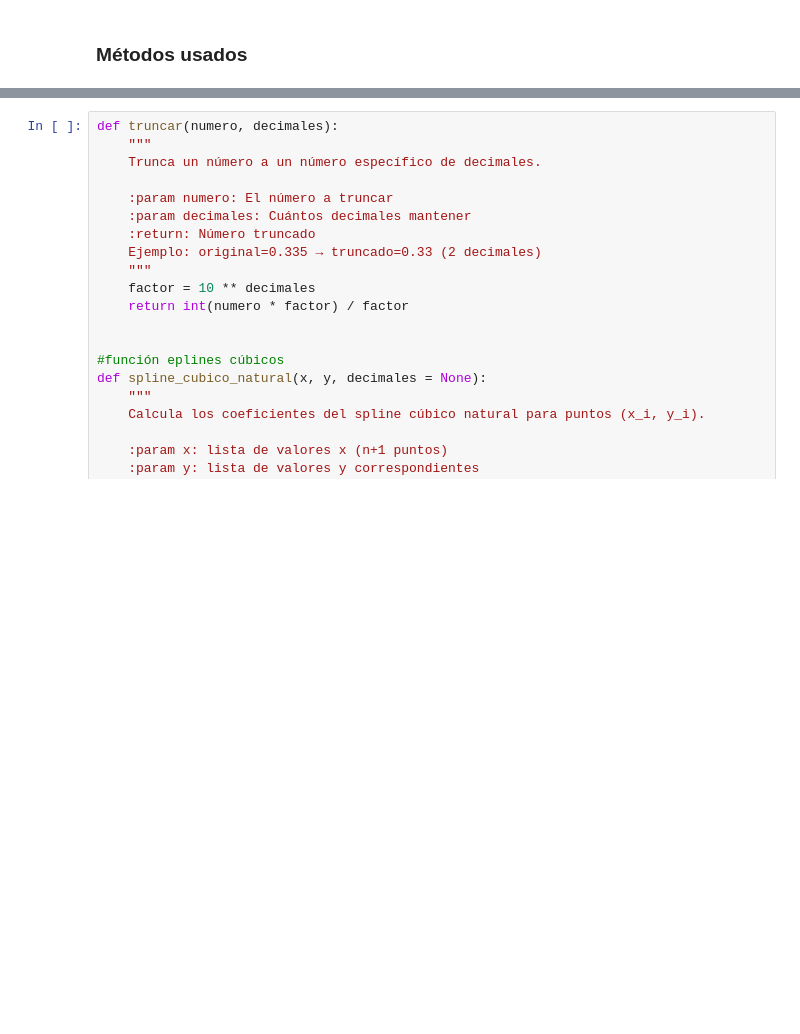
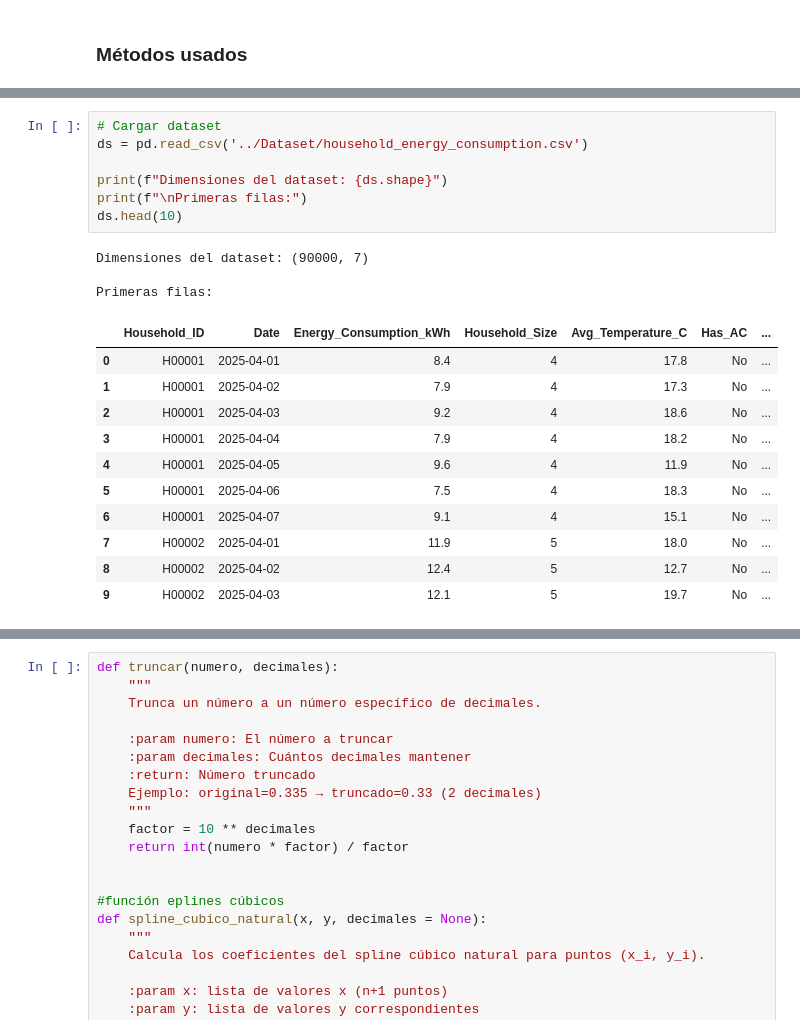
Before and after one commit to Miguelx28/M-todos-Num-ricos-2025-b, a Jupyter notebook: Codigo/Notebook.ipynb, the cells around one changed output, grey strips where cells are left out. Drawn from its saved outputs; the diff is of its cells as text; blank space fills up the shorter version.

```diff
--- a/Codigo/Notebook.ipynb
+++ b/Codigo/Notebook.ipynb
@@ -2,0 +15,22 @@
+# %%
+# Cargar dataset
+ds = pd.read_csv('../Dataset/household_energy_consumption.csv')
+
+print(f"Dimensiones del dataset: {ds.shape}")
+print(f"\nPrimeras filas:")
+ds.head(10)
+# %% [output]
+Dimensiones del dataset: (90000, 7)
+
+Primeras filas:
+|  | Household_ID | Date | Energy_Consumption_kWh | Household_Size | Avg_Temperature_C | Has_AC | ... |
+| 0 | H00001 | 2025-04-01 | 8.4 | 4 | 17.8 | No | ... |
+| 1 | H00001 | 2025-04-02 | 7.9 | 4 | 17.3 | No | ... |
+| 2 | H00001 | 2025-04-03 | 9.2 | 4 | 18.6 | No | ... |
+| 3 | H00001 | 2025-04-04 | 7.9 | 4 | 18.2 | No | ... |
+| 4 | H00001 | 2025-04-05 | 9.6 | 4 | 11.9 | No | ... |
+| 5 | H00001 | 2025-04-06 | 7.5 | 4 | 18.3 | No | ... |
+| 6 | H00001 | 2025-04-07 | 9.1 | 4 | 15.1 | No | ... |
+| 7 | H00002 | 2025-04-01 | 11.9 | 5 | 18.0 | No | ... |
+| 8 | H00002 | 2025-04-02 | 12.4 | 5 | 12.7 | No | ... |
+| 9 | H00002 | 2025-04-03 | 12.1 | 5 | 19.7 | No | ... |
```
Also changed, not shown: parts of 5 cells of this notebook.
